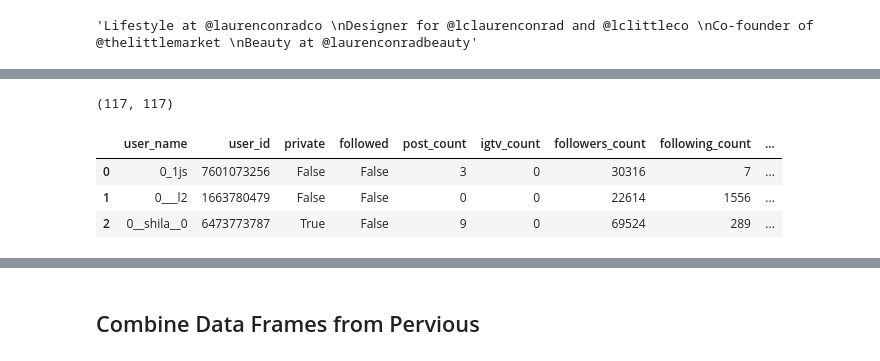
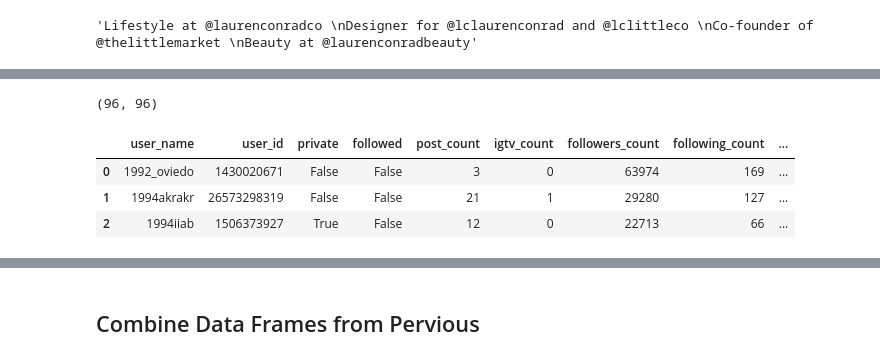
Before and after one commit to yuchild/mntn_insta, a Jupyter notebook: insta_api_exploration.ipynb, the cells around one changed output, grey strips where cells are left out. Drawn from its saved outputs; the diff is of its cells as text; code cells hidden in the pictures.

```diff
--- a/insta_api_exploration.ipynb
+++ b/insta_api_exploration.ipynb
@@ -136,0 +139,22 @@ from instaloader import Instaloader as insta
+# %%
+bot = instaloader.Instaloader()
+# bot.login('user', 'pass')
+# %%
+from itertools import islice
+from math import ceil
+
+PROFILE = 'CLAIRE_MOST' # profile to download from
+
+profile = instaloader.Profile.from_username(bot.context, PROFILE)
+
+X_percentage = 2 # percentage of posts that should be downloaded
+
+post = profile.get_posts()
+
+posts_sorted_by_likes = sorted(post,
+                               key=lambda p: p.likes + p.comments,
+                               reverse=True)
+txt = []
+for post in islice(posts_sorted_by_likes, ceil(profile.mediacount * X_percentage / 100)):
+    for c in post.get_comments():
+        txt.append(c.text)
@@ -139,16 +182,16 @@ def download_instaloader(lst):
     """
     Returns list of dictonaries of user profile information
     Input: lst, list of user id strings
-    Output: lst, list of user id string
-            lst_dict, list of user profile dictionary
+    Output: lst, list of scrapped user id string
+            lst_dict, list of scrapped user profile dictionary
     """
     import instaloader
     import time
     import random
     bot = instaloader.Instaloader()
     # for private profiles
-    bot.login('your_insta_acct_username'
-              , 'your_insta_acct_pass'
+    bot.login('user'
+              , 'pass'
              )
     lst_dict = []
     name_lst = []
@@ -444,5 +430,6 @@ df_ae_100.bio.iloc[3]
 # %%
-# 150:300 Updated 11/17/2020...only 150 downloads per day
-# Change [150:300] to [300:450] on 11/19/2020
-name_lst, lst_dict = download_instaloader(unique_ids[150:300])
+# 150 is the max number for data downloads per day
+# Change [600:750] to [750:900] on 11/23/2020
+
+name_lst, lst_dict = download_instaloader(unique_ids[600:750])
 # %% [output]
@@ -514,20 +489,20 @@ JSON Query to 1.9wwi/feed/: 404 Not Found [retrying; skip with ^C]
 # %%
 len(name_lst), len(lst_dict)
 # %% [output]
-(117, 117)
+(96, 96)
 # %%
 # 150 is the max number for data downloads per day
-# Change df_150_300 to df_300_450 on 11/19/2020
+# Change [600:750] to [750:900] on 11/23/2020
 
-df_150_300 = pd.DataFrame({'user_id': name_lst
+df_600_750 = pd.DataFrame({'user_id': name_lst
                         , 'profile': lst_dict
                        }
                       )
-df_150_300 = df_150_300.profile.apply(pd.Series)
-df_150_300.head(3)
+df_600_750 = df_600_750.profile.apply(pd.Series)
+df_600_750.head(3)
 # %% [output]
 |  | user_name | user_id | private | followed | post_count | igtv_count | followers_count | following_count | ... |
-| 0 | 0_1js | 7601073256 | False | False | 3 | 0 | 30316 | 7 | ... |
-| 1 | 0___l2 | 1663780479 | False | False | 0 | 0 | 22614 | 1556 | ... |
-| 2 | 0__shila__0 | 6473773787 | True | False | 9 | 0 | 69524 | 289 | ... |
+| 0 | 1992_oviedo | 1430020671 | False | False | 3 | 0 | 63974 | 169 | ... |
+| 1 | 1994akrakr | 26573298319 | False | False | 21 | 1 | 29280 | 127 | ... |
+| 2 | 1994iiab | 1506373927 | True | False | 12 | 0 | 22713 | 66 | ... |
 # %%
```
Also changed, not shown: parts of 41 cells of this notebook, 4 other files.
